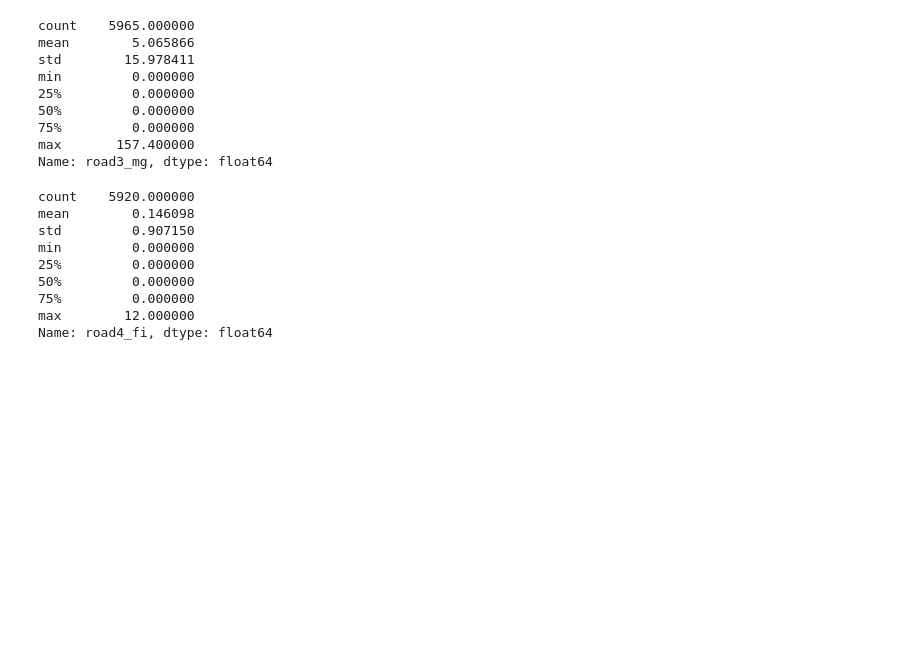
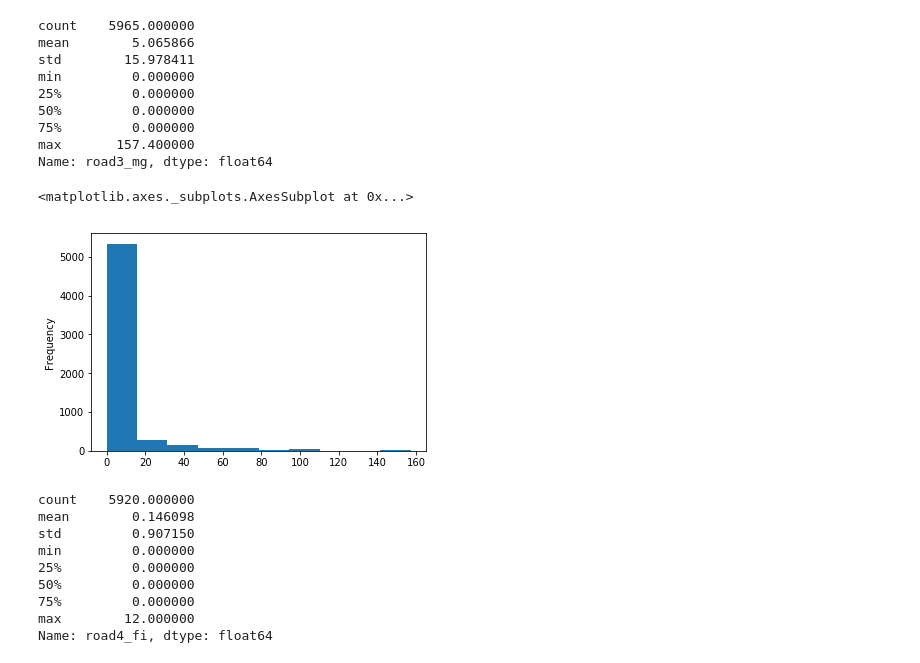
Before and after one commit to 196883/IGHD, a Jupyter notebook: src/data_check.ipynb, the cells around one changed output. Saved outputs shown, nothing was run; the diff lists cells and outputs as text; code cells hidden in the pictures; blank space fills up the shorter version.

Commit message:
add figures

```diff
--- a/src/data_check.ipynb
+++ b/src/data_check.ipynb
@@ -425,6 +429,11 @@ min         0.000000
 75%         0.000000
 max       157.400000
 Name: road3_mg, dtype: float64
+# %%
+df_tmp['road3_mg'].plot.hist()
+# %% [output]
+<matplotlib.axes._subplots.AxesSubplot at 0x...>
+[figure, added]
 # %%
 df_tmp['road4_fi'].describe()
 # %% [output]
```
Also changed, not shown: parts of 15 cells of this notebook.
